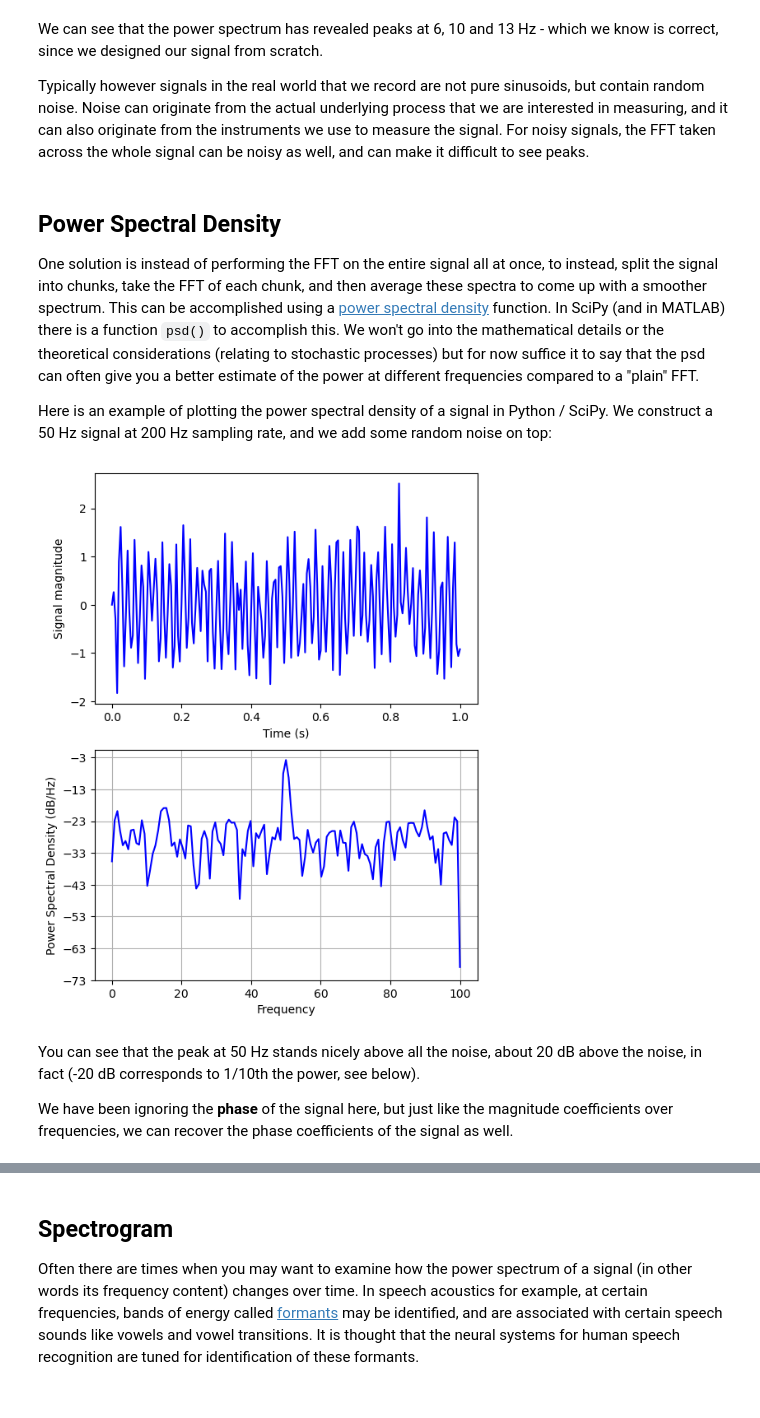
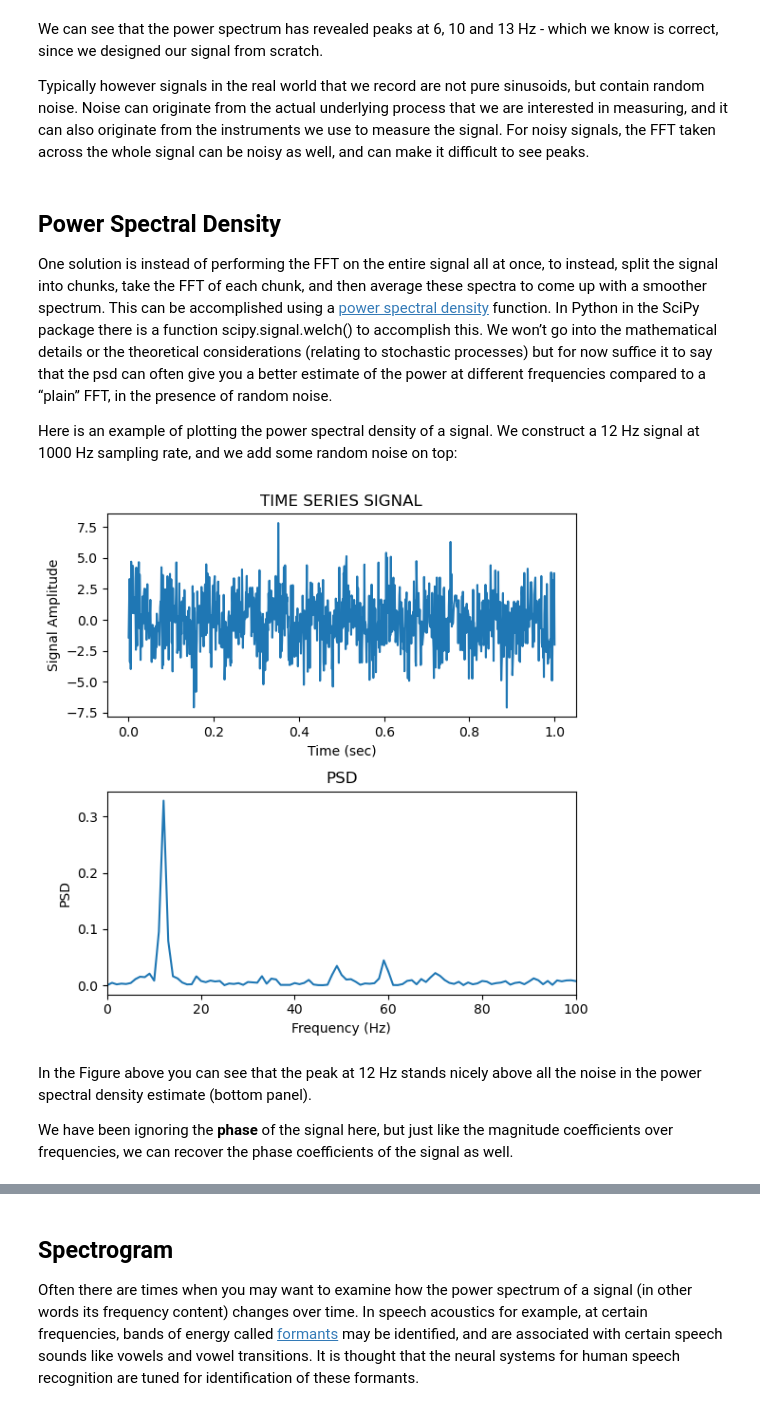
Before and after one commit to hyosubkim/NESC_3505_textbook, a Jupyter notebook: 8-signal_processing/signals-sampling-filtering.ipynb, the cells around one changed output, grey strips where cells are left out. Cells and saved outputs as stored; diff of their text form; code cells hidden in the pictures.

```diff
--- a/8-signal_processing/signals-sampling-filtering.ipynb
+++ b/8-signal_processing/signals-sampling-filtering.ipynb
@@ -134,25 +144,35 @@ Typically however signals in the real world that we record are not pure sinusoid
 # %% [markdown]
 ## Power Spectral Density
 
-One solution is instead of performing the FFT on the entire signal all at once, to instead, split the signal into chunks, take the FFT of each chunk, and then average these spectra to come up with a smoother spectrum. This can be accomplished using a [power spectral density](http://www.mathworks.com/help/signal/ref/dspdata.psd.html) function. In SciPy (and in MATLAB) there is a function `psd()` to accomplish this. We won't go into the mathematical details or the theoretical considerations (relating to stochastic processes) but for now suffice it to say that the psd can often give you a better estimate of the power at different frequencies compared to a "plain" FFT.
+One solution is instead of performing the FFT on the entire signal all at once, to instead, split the signal into chunks, take the FFT of each chunk, and then average these spectra to come up with a smoother spectrum. This can be accomplished using a [power spectral density](http://www.mathworks.com/help/signal/ref/dspdata.psd.html) function. In Python in the SciPy package there is a function scipy.signal.welch() to accomplish this. We won’t go into the mathematical details or the theoretical considerations (relating to stochastic processes) but for now suffice it to say that the psd can often give you a better estimate of the power at different frequencies compared to a “plain” FFT, in the presence of random noise.
 
-Here is an example of plotting the power spectral density of a signal in Python / SciPy. We construct a 50 Hz signal at 200 Hz sampling rate, and we add some random noise on top:
+Here is an example of plotting the power spectral density of a signal. We construct a 12 Hz signal at 1000 Hz sampling rate, and we add some random noise on top:
 # %%
-# Construct signal and plot in the time domain
-fig, ax = plt.subplots(2, 1, figsize=(6, 8))
-t = np.linspace(0, 1, 201)
-y = np.sin(2 * np.pi * t * 50) + np.random.randn(len(t)) / 2
-ax[0].plot(t, y, c="b")
-ax[0].set_xlabel("Time (s)")
-ax[0].set_ylabel("Signal magnitude")
+# Construct signal
+t = np.linspace(0,1,1000)
+y = np.sin(2 * np.pi * t * 12)
+yn = y + np.random.randn(len(y)) * 2  # add noise
 
-# Compute and plot the power spectral density
-ax[1].psd(y, Fs=200, c="b")
-plt.show()
+# Create subplots
+fig,ax = plt.subplots(2,1, figsize=(6,6))
+ax[0].plot(t,yn)
+ax[0].set_xlabel('Time (sec)')
+ax[0].set_ylabel('Signal Amplitude')
+ax[0].set_title('TIME SERIES SIGNAL')
+
+# Compute power spectral density
+freqs, psd = sp.signal.welch(yn, fs=1000, nperseg=1000)
+
+ax[1].plot(freqs,psd)
+ax[1].set_xlim([0,100])
+ax[1].set_xlabel('Frequency (Hz)')
+ax[1].set_ylabel('PSD')
+ax[1].set_title('PSD')
+plt.tight_layout()
 # %% [output]
-[figure, old version]
+[figure, new version]
 # %% [markdown]
-You can see that the peak at 50 Hz stands nicely above all the noise, about 20 dB above the noise, in fact (-20 dB corresponds to 1/10th the power, see below).
+In the Figure above you can see that the peak at 12 Hz stands nicely above all the noise in the power spectral density estimate (bottom panel).
 
 We have been ignoring the **phase** of the signal here, but just like the magnitude coefficients over frequencies, we can recover the phase coefficients of the signal as well.
 # %% [markdown]
```
Also changed, not shown: parts of 11 cells of this notebook.
